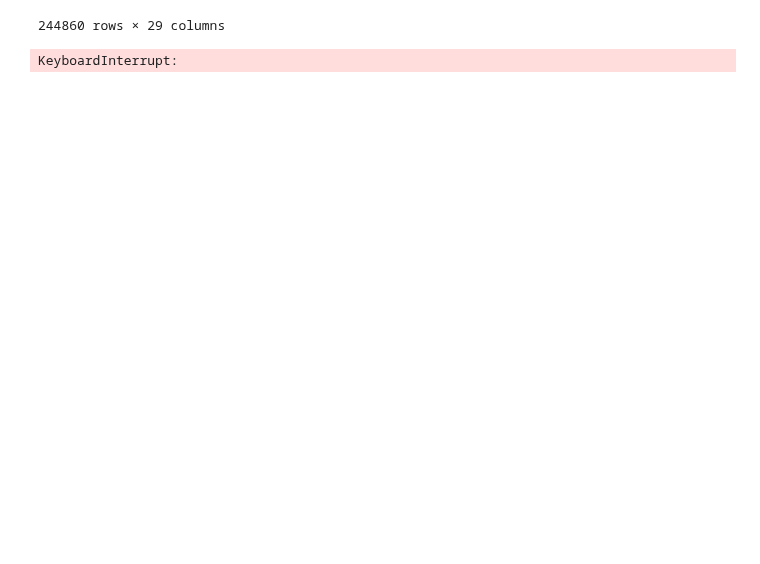
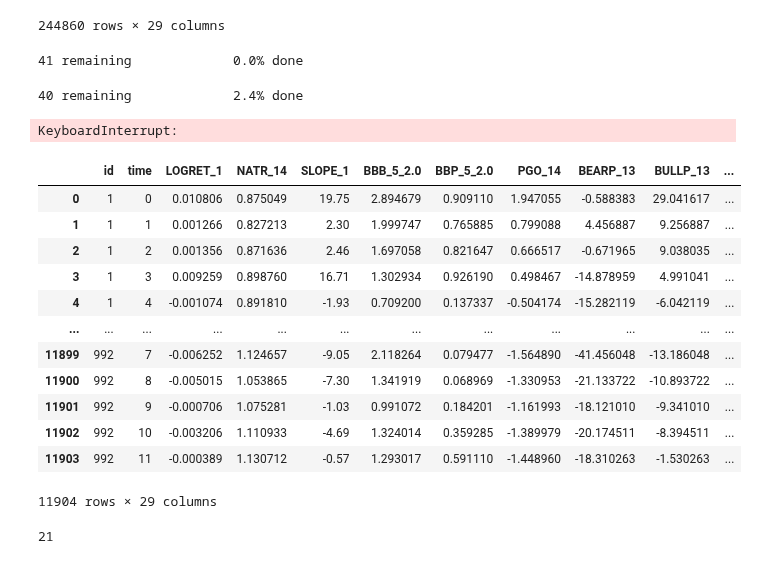
Before and after one commit to henokali1/trdr, a Jupyter notebook: ml/pg.ipynb, the cells around one changed output. Cells and saved outputs as stored; diff of their text form; code cells hidden in the pictures; blank space fills up the shorter version.

```diff
--- a/ml/pg.ipynb
+++ b/ml/pg.ipynb
@@ -295,10 +295,40 @@ df = pd.read_csv('../../data/df.csv')
 y = pd.read_csv('../../data/y.csv')
 
 extraction_settings = ComprehensiveFCParameters()
-
-X = extract_features(df, column_id='id', column_sort='time',
-                     default_fc_parameters=extraction_settings,
-                     # we impute = remove all NaN features automatically
-                     impute_function=impute)
+chunk_size = 6000
+chunks = [df[i:i + chunk_size] for i in range(0, len(df), chunk_size)]
+tot = len(chunks)
+for idx, chunk_df in enumerate(chunks):
+    print(f'{tot - idx} remaining \t\t {round((idx*100/tot),1)}% done')
+    X = extract_features(chunk_df, column_id='id', column_sort='time',
+                        default_fc_parameters=extraction_settings,
+                        # we impute = remove all NaN features automatically
+                        impute_function=impute)
+    X.to_csv(f'../../data/chunks/{idx}.csv', index=False)
 # %% [output]
-KeyboardInterrupt:
+41 remaining             0.0% done
+40 remaining             2.4% done
+KeyboardInterrupt:
+# %%
+chunk_size = 11904
+chunks = [df[i:i + chunk_size] for i in range(0, len(df), chunk_size)]
+# %%
+chunks[0]
+# %% [output]
+|  | id | time | LOGRET_1 | NATR_14 | SLOPE_1 | BBB_5_2.0 | BBP_5_2.0 | PGO_14 | BEARP_13 | BULLP_13 | ... |
+| 0 | 1 | 0 | 0.010806 | 0.875049 | 19.75 | 2.894679 | 0.909110 | 1.947055 | -0.588383 | 29.041617 | ... |
+| 1 | 1 | 1 | 0.001266 | 0.827213 | 2.30 | 1.999747 | 0.765885 | 0.799088 | 4.456887 | 9.256887 | ... |
+| 2 | 1 | 2 | 0.001356 | 0.871636 | 2.46 | 1.697058 | 0.821647 | 0.666517 | -0.671965 | 9.038035 | ... |
+| 3 | 1 | 3 | 0.009259 | 0.898760 | 16.71 | 1.302934 | 0.926190 | 0.498467 | -14.878959 | 4.991041 | ... |
+| 4 | 1 | 4 | -0.001074 | 0.891810 | -1.93 | 0.709200 | 0.137337 | -0.504174 | -15.282119 | -6.042119 | ... |
+| ... | ... | ... | ... | ... | ... | ... | ... | ... | ... | ... | ... |
+| 11899 | 992 | 7 | -0.006252 | 1.124657 | -9.05 | 2.118264 | 0.079477 | -1.564890 | -41.456048 | -13.186048 | ... |
+| 11900 | 992 | 8 | -0.005015 | 1.053865 | -7.30 | 1.341919 | 0.068969 | -1.330953 | -21.133722 | -10.893722 | ... |
+| 11901 | 992 | 9 | -0.000706 | 1.075281 | -1.03 | 0.991072 | 0.184201 | -1.161993 | -18.121010 | -9.341010 | ... |
+| 11902 | 992 | 10 | -0.003206 | 1.110933 | -4.69 | 1.324014 | 0.359285 | -1.389979 | -20.174511 | -8.394511 | ... |
+| 11903 | 992 | 11 | -0.000389 | 1.130712 | -0.57 | 1.293017 | 0.591110 | -1.448960 | -18.310263 | -1.530263 | ... |
+11904 rows × 29 columns
+# %%
+len(chunks)
+# %% [output]
+21
```
